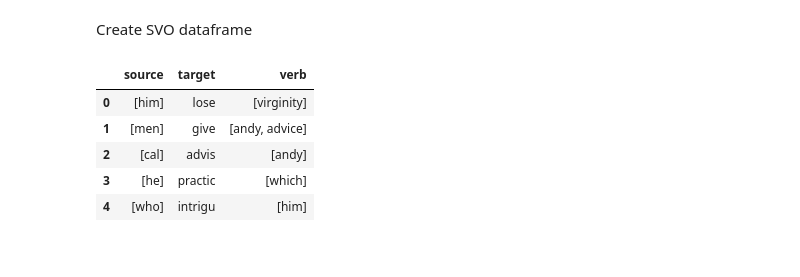
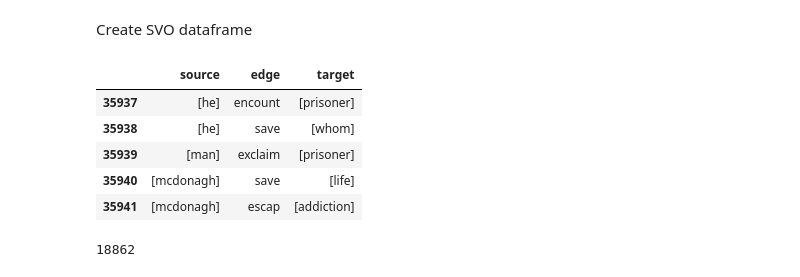
Before and after one commit to asmita-mukherjee/KnowLedgeGraph, a Jupyter notebook: KnowLedgeGraph.ipynb, the cells around one changed output. Saved outputs shown, nothing was run; the diff lists cells and outputs as text; code cells hidden in the pictures.

```diff
--- a/KnowLedgeGraph.ipynb
+++ b/KnowLedgeGraph.ipynb
@@ -170,13 +174,13 @@ for ep_item in lemmatized_stemmed_triples:
         relations.append(ep_item[1])
         targets.append(ep_item[2])
 # %%
-KG_df = pd.DataFrame({'source':sources,'target':relations,'verb':targets})
+KG_df = pd.DataFrame({'source':sources,'edge':relations,'target':targets})
 # %%
-KG_df.head()
+KG_df.tail()
 # %% [output]
-|  | source | target | verb |
-| 0 | [him] | lose | [virginity] |
-| 1 | [men] | give | [andy, advice] |
-| 2 | [cal] | advis | [andy] |
-| 3 | [he] | practic | [which] |
-| 4 | [who] | intrigu | [him] |
+|  | source | edge | target |
+| 35937 | [he] | encount | [prisoner] |
+| 35938 | [he] | save | [whom] |
+| 35939 | [man] | exclaim | [prisoner] |
+| 35940 | [mcdonagh] | save | [life] |
+| 35941 | [mcdonagh] | escap | [addiction] |
@@ -182,0 +190,4 @@ KG_df.head()
+# %%
+len(G)
+# %% [output]
+18862
```
Also changed, not shown: parts of 17 cells of this notebook.
